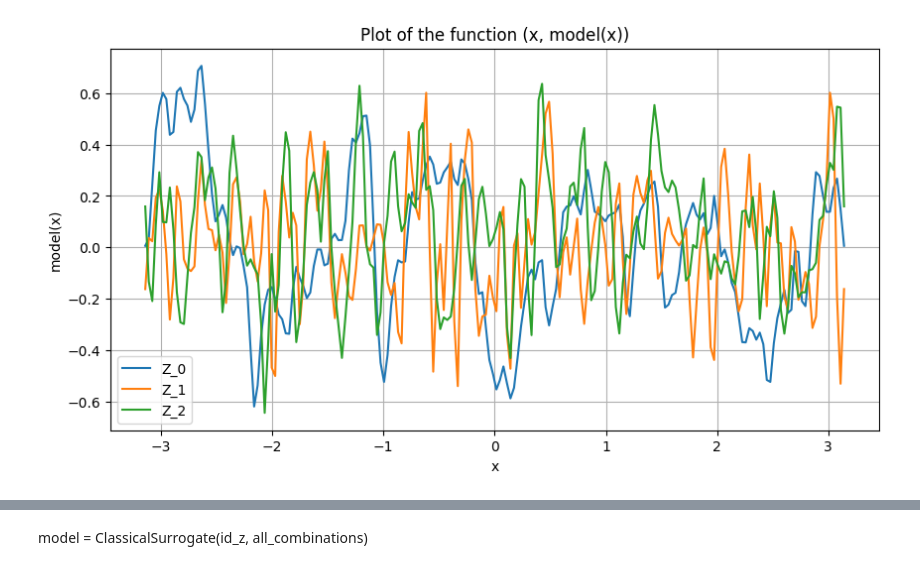
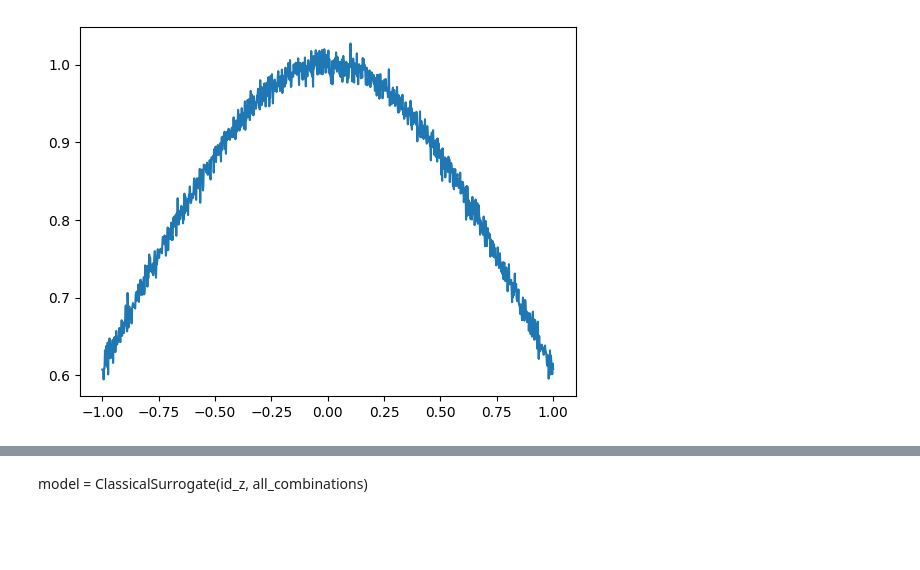
Before and after one commit to MazenAli/QuLearn, a Jupyter notebook: scratch/scratch2.ipynb, the cells around one changed output, grey strips where cells are left out. Drawn from its saved outputs; the diff is of its cells as text; code cells hidden in the pictures; blank space fills up the shorter version.

```diff
--- a/scratch/scratch2.ipynb
+++ b/scratch/scratch2.ipynb
@@ -271,34 +342,38 @@ import matplotlib.pyplot as plt
 # Replace 'model' with your actual model variable.
 
 # Define the range for x
-a = torch.pi
+model = qnn2
+#a = torch.pi
+a = 5
+#a = 1
 x_values = torch.linspace(-a, a, steps=200, dtype=torch.float64)  # Replace -10 and 10 with your range of x values.
 
 # Calculate model predictions
 with torch.no_grad():  # We do not need to track gradients for this operation
-    y_values1 = model(x_values.unsqueeze(1))[:, 0]
-    y_values2 = model(x_values.unsqueeze(1))[:, 1]
-    y_values3 = model(x_values.unsqueeze(1))[:, 2]
+    y_values = model(x_values.unsqueeze(1))
+    # y_values1 = model(x_values.unsqueeze(1))[:, 0]
+    # y_values2 = model(x_values.unsqueeze(1))[:, 1]
+    # y_values3 = model(x_values.unsqueeze(1))[:, 2]
     #y_values_arcsin = torch.arctan(y_values)
     #y_values_arcsin = torch.zeros(len(y_values))
 
 # Convert to numpy for plotting
 x_values_np = x_values.numpy()
-y_values_np1 = y_values1.squeeze().numpy()
-y_values_np2 = y_values2.squeeze().numpy()
-y_values_np3 = y_values3.squeeze().numpy()
+y_values_np = y_values.squeeze().numpy()
+# y_values_np1 = y_values1.squeeze().numpy()
+# y_values_np2 = y_values2.squeeze().numpy()
+# y_values_np3 = y_values3.squeeze().numpy()
 #y_values_np_arcsin = y_values_arcsin.squeeze().numpy()
 
 # Plotting
 plt.figure(figsize=(10, 5))
-plt.plot(x_values_np, y_values_np1, label='Z_0')
-plt.plot(x_values_np, y_values_np2, label='Z_1')
-plt.plot(x_values_np, y_values_np3, label='Z_2')
+plt.plot(x_values_np, y_values_np, label='model')
+# plt.plot(x_values_np, y_values_np1, label='Z_0')
+# plt.plot(x_values_np, y_values_np2, label='Z_1')
+# plt.plot(x_values_np, y_values_np3, label='Z_2')
 plt.xlabel('x')
 plt.ylabel('model(x)')
 plt.title('Plot of the function (x, model(x))')
 plt.legend()
 plt.grid(True)
 plt.show()
-# %% [output]
-[figure, removed]
@@ -501,0 +650,12 @@ Y_valid = torch.tensor(Y_valid, dtype=torch.float64).unsqueeze(1)
+# %%
+import matplotlib.pyplot as plt
+# Create the scatter plot
+func = gaussian
+sigma = 0.01
+Y = add_gaussian_noise(func(X), std=sigma)
+plt.plot(X, Y)
+
+# Show the plot
+plt.show()
+# %% [output]
+[figure, added]
```
Also changed, not shown: parts of 10 cells of this notebook, 2 other files.
